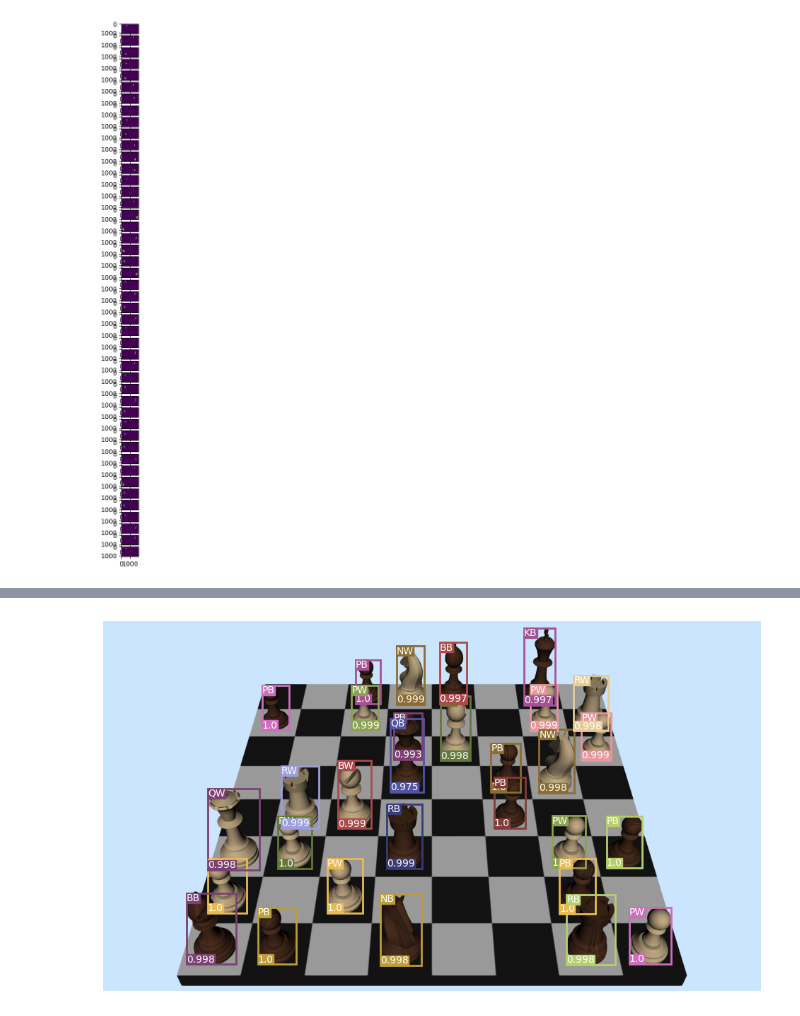
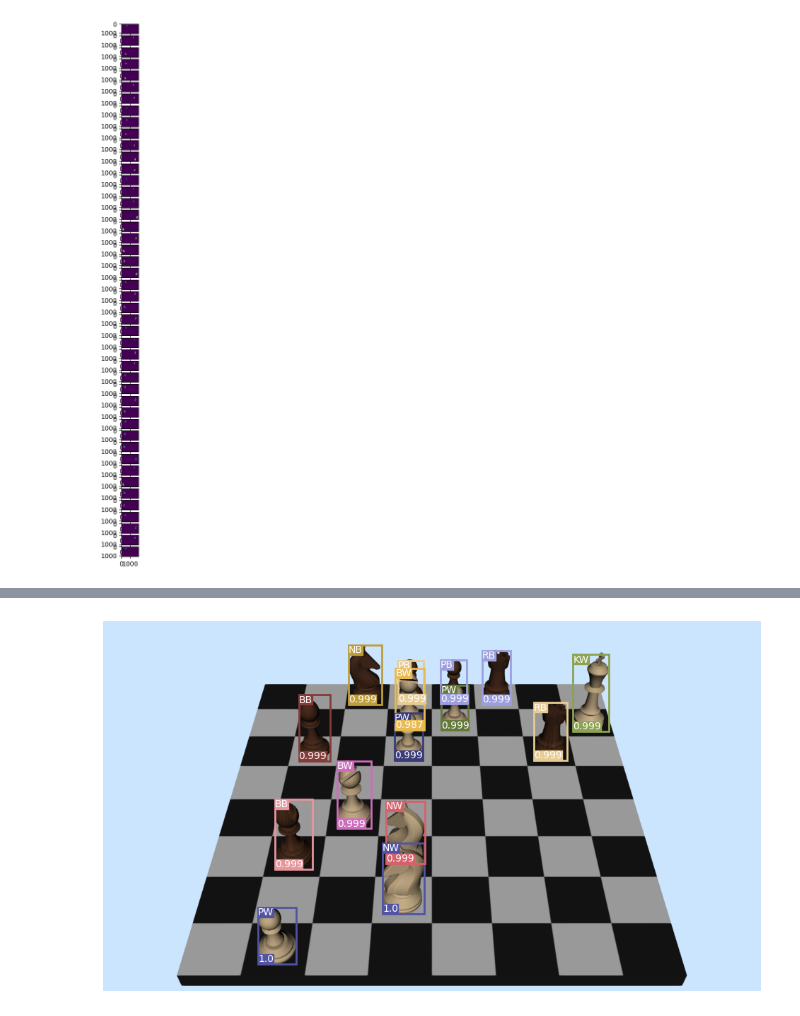
Before and after one commit to elchun/ChessBot, a Jupyter notebook: src/infer_board.ipynb, the cells around one changed output, grey strips where cells are left out. Drawn from its saved outputs; the diff is of its cells as text; code cells hidden in the pictures.

```diff
--- a/src/infer_board.ipynb
+++ b/src/infer_board.ipynb
@@ -190,14 +190,14 @@ plot_prediction()
 # %%
 # pick one image from the test set (choose between 9950 and 9999)
-img = open_image(9)  # 9 has worst case (queen in front of pawn)
+img = open_image(999)  # 9 has worst case (queen in front of pawn)
 
 with torch.no_grad():
     prediction = model([Tf.to_tensor(img).to(device)])
 
 
 plot_prediction()
 # %% [output]
-[figure, old version]
+[figure, new version]
 # %%
 filename = os.path.join(dataset_path, f"board_start.png")
 img = Image.open(filename).convert("RGB")
```
Also changed, not shown: parts of 4 cells of this notebook, 4 other files.
